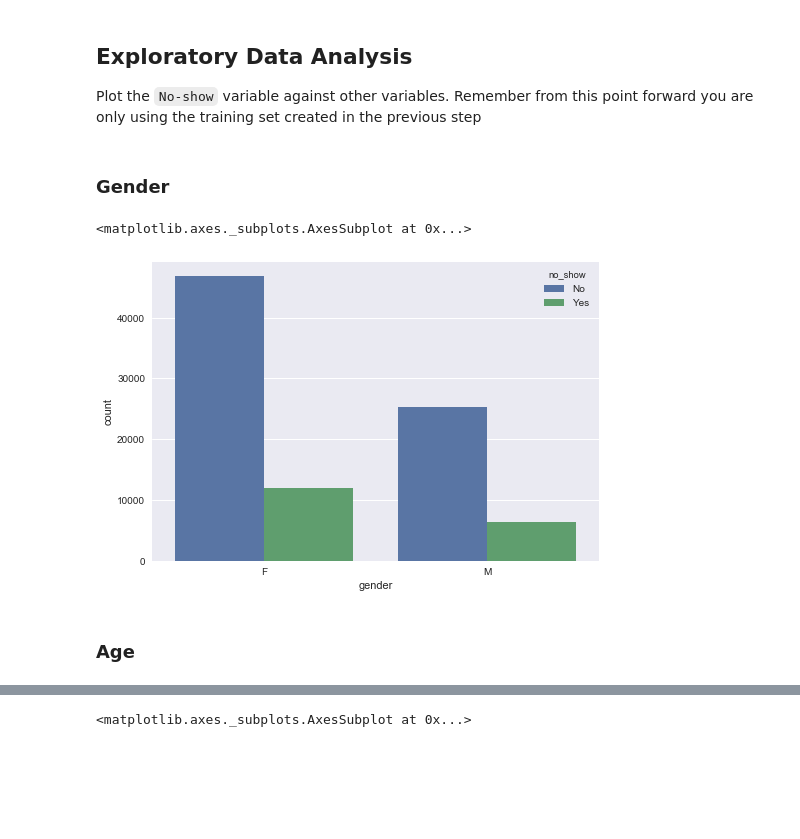
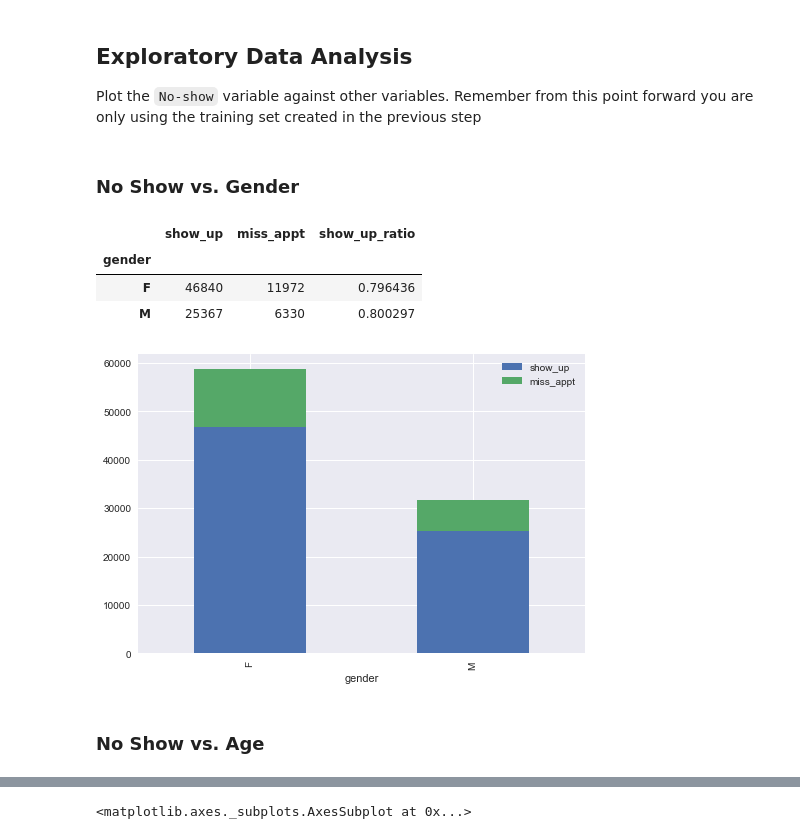
Before and after one commit to djhm1989/mldm_project2, a Jupyter notebook: partI.ipynb, the cells around one changed output, grey strips where cells are left out. Drawn from its saved outputs; the diff is of its cells as text; code cells hidden in the pictures; blank space fills up the shorter version.

```diff
--- a/partI.ipynb
+++ b/partI.ipynb
@@ -196,9 +197,17 @@ appt_data = train_set.copy()
 # %% [markdown]
-### Gender
+### No Show vs. Gender
-# %%
-sb.countplot(x="gender",hue = 'no_show', data = appt_data)
-# %% [output]
-<matplotlib.axes._subplots.AxesSubplot at 0x...>
-[figure, removed]
+# %%
+gender_df = appt_data.copy()
+
+gender_df2 = gender_df.groupby('gender')['show_up','miss_appt'].sum()
+gender_df2['show_up_ratio'] = gender_df2['show_up'] / (gender_df2['show_up'] + gender_df2['miss_appt'])
+gender_df2[['show_up', 'miss_appt']].plot(kind='bar',stacked=True)
+gender_df2
+# %% [output]
+|  | show_up | miss_appt | show_up_ratio |
+| gender |  |  |  |
+| F | 46840 | 11972 | 0.796436 |
+| M | 25367 | 6330 | 0.800297 |
+[figure, added]
 # %% [markdown]
-### Age
+### No Show vs. Age
```
Also changed, not shown: parts of 18 cells of this notebook.
